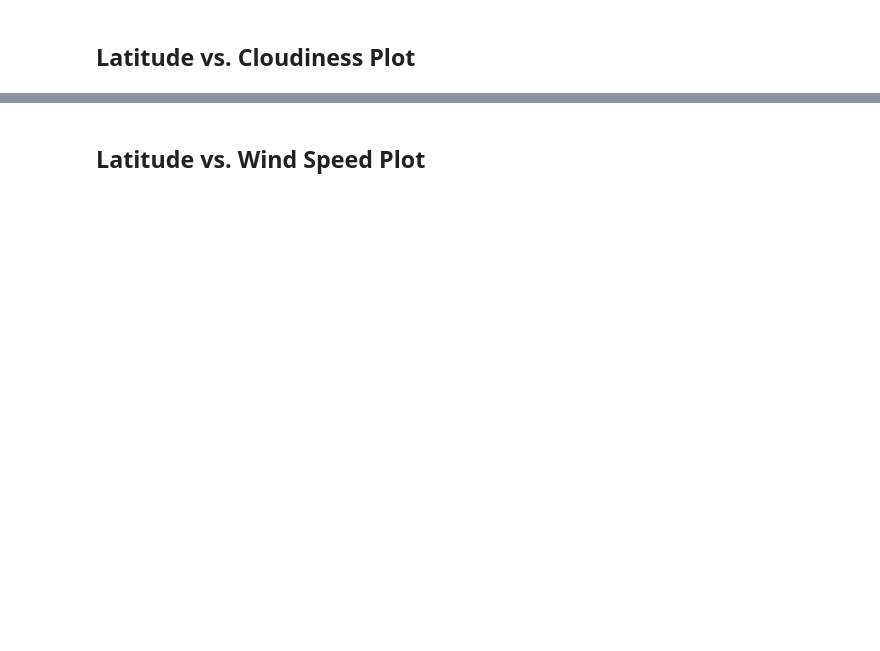
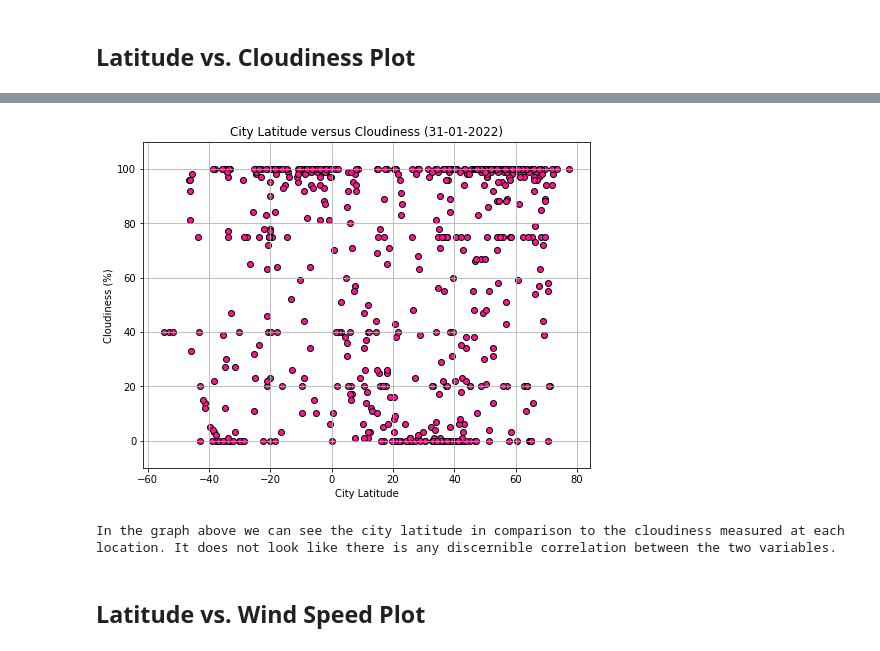
Before and after one commit to nikdav3126/Python-API-Challenge, a Jupyter notebook: WeatherPy/WeatherPy.ipynb, the cells around one changed output, grey strips where cells are left out. Saved outputs shown, nothing was run; the diff lists cells and outputs as text; code cells hidden in the pictures; blank space fills up the shorter version.

```diff
--- a/WeatherPy/WeatherPy.ipynb
+++ b/WeatherPy/WeatherPy.ipynb
@@ -148,2 +203,15 @@ Int64Index([], dtype='int64')
+# %%
+plt.figure(figsize=(8,6))
+plt.scatter(Weatherdata["Latitude"], Weatherdata ["Cloudiness"], color = "deeppink", edgecolor = "black")
+plt.title("City Latitude versus Cloudiness (31-01-2022)")
+plt.xlabel("City Latitude")
+plt.ylabel("Cloudiness (%)")
+plt.ylim(-10,110)
+plt.grid()
+plt.show()
+print("In the graph above we can see the city latitude in comparison to the cloudiness measured at each location. It does not look like there is any discernible correlation between the two variables.")
+# %% [output]
+[figure, added]
+In the graph above we can see the city latitude in comparison to the cloudiness measured at each location. It does not look like there is any discernible correlation between the two variables.
 # %% [markdown]
 ## Latitude vs. Wind Speed Plot
```
Also changed, not shown: parts of 35 cells of this notebook.
